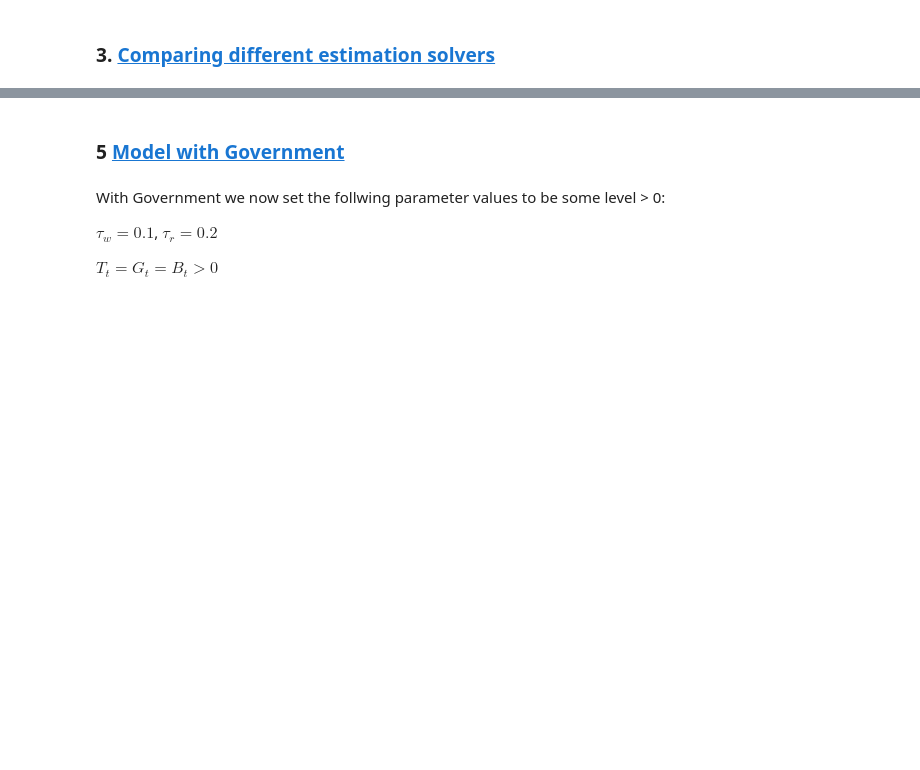
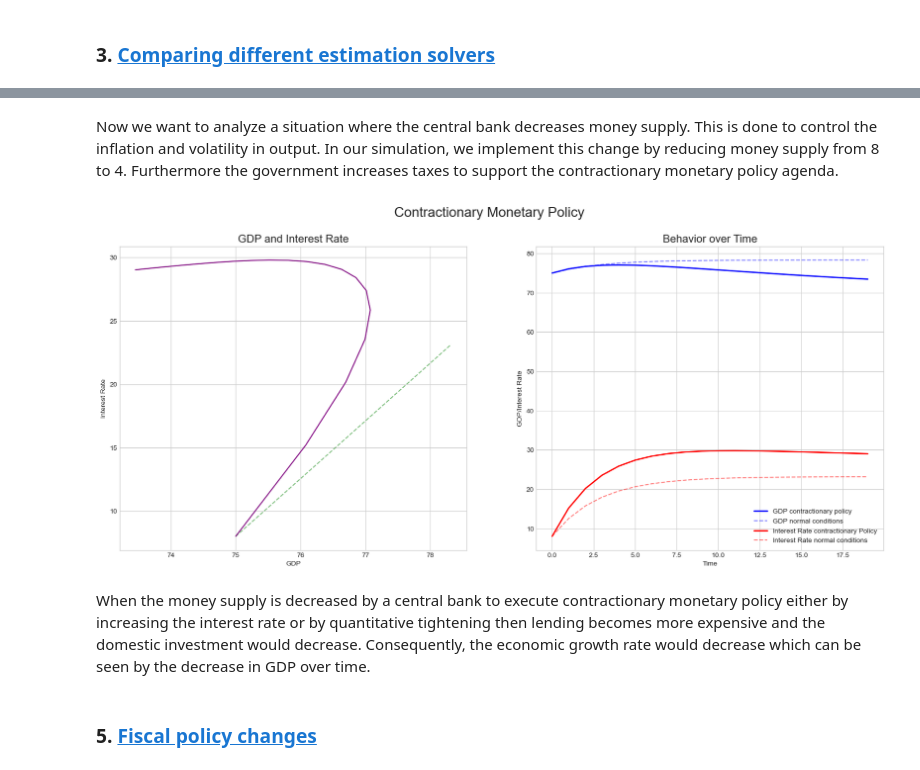
Before and after one commit to NumEconCopenhagen/projects-2023-siuuu, a Jupyter notebook: modelproject/IS-LMModelproject.ipynb, the cells around one changed output, grey strips where cells are left out. Cells and saved outputs as stored; diff of their text form; code cells hidden in the pictures; blank space fills up the shorter version.

```diff
--- a/modelproject/IS-LMModelproject.ipynb
+++ b/modelproject/IS-LMModelproject.ipynb
@@ -269,8 +243,42 @@ Y_noGOV = model.sim.Y.copy()
+# %% [markdown]
+Now we want to analyze a situation where the central bank decreases money supply. This is done to control the inflation and volatility in output. In our simulation, we implement this change by reducing money supply from 8 to 4. Furthermore the government increases taxes to support the contractionary monetary policy agenda.
+# %%
+# Since all the paramteres have already been defined, we only have to change the money supply and the variable taxes to see the effect on the model.
+M = 4 # Changed money supply
+lambda_val = 0.45 # increase in variable taxes
+
+def contractionarymodification(GDP, interest_rate, t, case):
+    fig, ax = plt.subplots(nrows=1, ncols=2, figsize=(20, 8))
+    plt.suptitle(case, fontsize=20)
+
+    ax[0].plot(GDP_odeint, interest_rate_odeint, color='Green', alpha=0.5, linestyle='--', label='Normal conditions')
+    ax[0].plot(GDP, interest_rate, color='purple', label='Policy')
+    ax[0].set_title('GDP and Interest Rate', fontsize=16)
+    ax[0].set_xlabel('GDP')
+    ax[0].set_ylabel('Interest Rate')
+
+    ax[1].plot(t, GDP, color='blue', lw=2, label='GDP contractionary policy')
+    ax[1].plot(t, GDP_odeint, color='blue', alpha=0.5, linestyle='--', label='GDP normal conditions')
+    ax[1].plot(t, interest_rate, color='red', lw=2, label='Interest Rate contractionary Policy')
+    ax[1].plot(t, interest_rate_odeint, color='red', alpha=0.5, linestyle='--', label='Interest Rate normal conditions')
+    ax[1].set_title('Behavior over Time', fontsize=16)
+    ax[1].set_xlabel('Time')
+    ax[1].set_ylabel('GDP/Interest Rate')
+    ax[1].legend()
+    plt.show()
+
+init_conds = Y_0, r_0
+args_tuple = (a, I_0, T_0, M_0, G, M, alpha_val, beta_val, lambda_val, b, h, k, mu_val)
+
+# Integrate the IS-LM differential equations over the time grid
+ret_contract = odeint(system, init_conds, time_points, args=args_tuple)
+
+GDP_contract, interest_rate_contract = ret_contract.T
+
+contractionarymodification(GDP_contract, interest_rate_contract, time_points, 'Contractionary Monetary Policy')
+# %% [output]
+[figure, added]
+# %% [markdown]
+When the money supply is decreased by a central bank to execute contractionary monetary policy either by increasing the interest rate or by quantitative tightening then lending becomes more expensive and the domestic investment would decrease. Consequently, the economic growth rate would decrease which can be seen by the decrease in GDP over time.
 # %% [markdown]
-### 5 <a id='toc5_'></a>[Model with Government](#toc5_)
+### 5. <a id='toc4_'></a>[Fiscal policy changes](#toc5_)
-# %% [markdown]
-With Government we now set the follwing parameter values to be some level > 0:
-
-$\tau_w=0.1$, $\tau_r=0.2$
-
-$T_t = G_t = B_t > 0$
```
Also changed, not shown: parts of 25 cells of this notebook.
